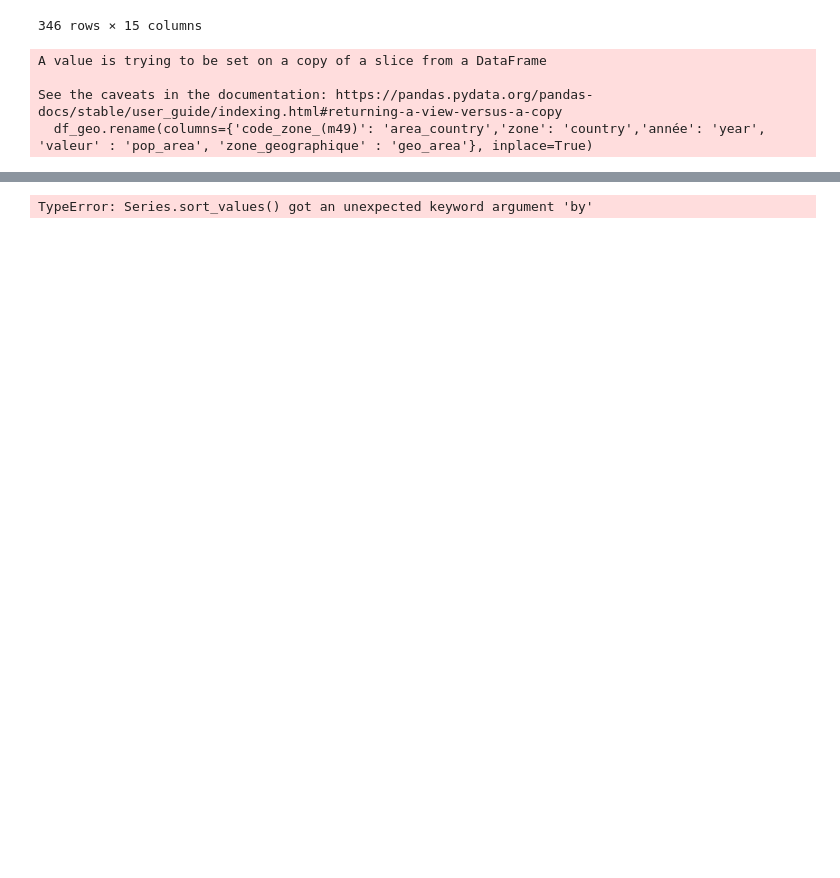
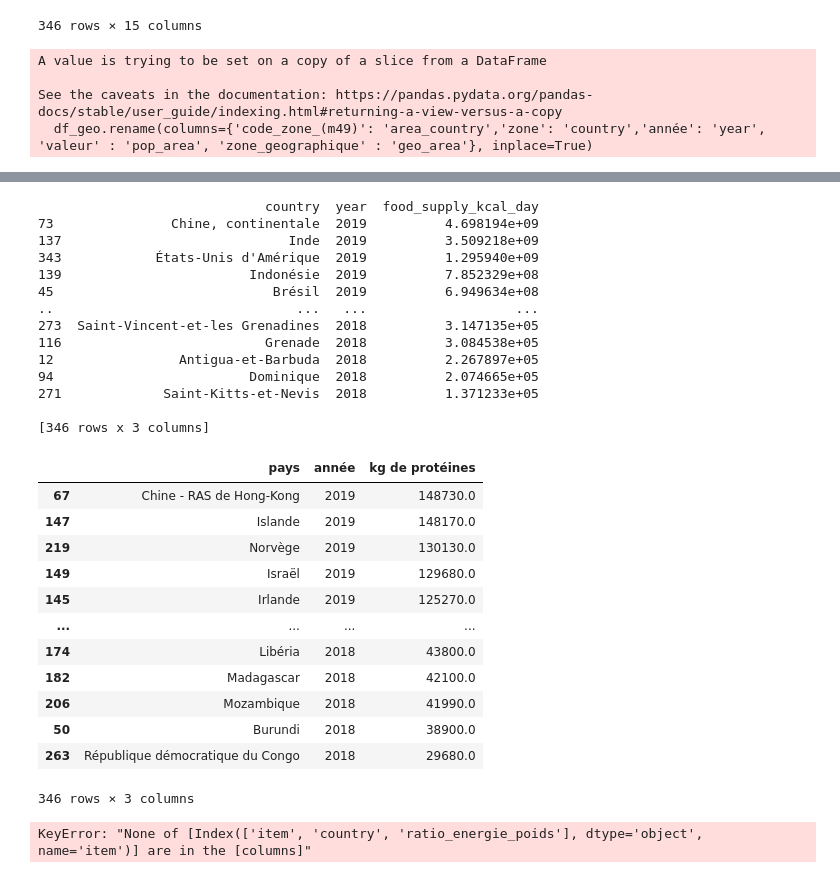
Before and after one commit to Melobgn/Brief-pandas-SEM, a Jupyter notebook: dataframes.ipynb, the cells around one changed output, grey strips where cells are left out. Cells and saved outputs as stored; diff of their text form; code cells hidden in the pictures; blank space fills up the shorter version.

Commit message:
finir exercice 25

```diff
--- a/dataframes.ipynb
+++ b/dataframes.ipynb
@@ -374,7 +367,65 @@ Name: pop_1000_hab, dtype: float64
 # %%
 #Question 24 : Calculez la disponibilité de nourriture totale par pays et par année, en kcal et kg de protéines. Attention aux unités de mesure !
-dispo_nourriture_totale = df.groupby(['country', 'year']).food_supply_kcal.agg(sum)
-dispo_nourriture_totale.reset_index()
-dispo_nourriture_totale.sort_values(by='year', ascending=True)
+
+df_copy = df.copy()
+df_copy['food_supply_kcal_day'] = df['food_supply_kcal_day'] * df['pop_1000_hab']
+dispo_nourriture_totale_kcal = df_copy.groupby(['country', 'year'])[['food_supply_kcal_day']].agg(sum)
+dispo_nourriture_totale_kcal = dispo_nourriture_totale_kcal.reset_index()
+dispo_nourriture_totale_kcal = dispo_nourriture_totale_kcal.sort_values(['year', 'food_supply_kcal_day'], ascending=False)
+print(dispo_nourriture_totale_kcal)
+# dispo_nourriture_totale_kcal.to_csv('disponibilite_nourriture_totale_pays_annee_kcal.csv')
+
+
+
+df['protein_supply_quantity_g'] = df['protein_supply_quantity_g'] * 1000
+dispo_nourriture_totale_prot = df.groupby(['country', 'year'])[['protein_supply_quantity_g']].agg(sum)
+dispo_nourriture_totale_prot = dispo_nourriture_totale_prot.reset_index()
+dispo_nourriture_totale_prot = dispo_nourriture_totale_prot.sort_values(['year', 'protein_supply_quantity_g'], ascending=False)
+dispo_nourriture_totale_prot = dispo_nourriture_totale_prot.rename(columns={'country' : 'pays', 'year' : 'année', 'protein_supply_quantity_g' : 'kg de protéines'})
+dispo_nourriture_totale_prot
+# dispo_nourriture_totale_prot.to_csv('disponibilité_nourriture_totale_pays_annee_kgproteines.csv')
 # %% [output]
-TypeError: Series.sort_values() got an unexpected keyword argument 'by'
+                             country  year  food_supply_kcal_day
+73               Chine, continentale  2019          4.698194e+09
+137                             Inde  2019          3.509218e+09
+343            États-Unis d'Amérique  2019          1.295940e+09
+139                        Indonésie  2019          7.852329e+08
+45                            Brésil  2019          6.949634e+08
+..                               ...   ...                   ...
+273  Saint-Vincent-et-les Grenadines  2018          3.147135e+05
+116                          Grenade  2018          3.084538e+05
+12                Antigua-et-Barbuda  2018          2.267897e+05
+94                         Dominique  2018          2.074665e+05
+271             Saint-Kitts-et-Nevis  2018          1.371233e+05
+
+[346 rows x 3 columns]
+|  | pays | année | kg de protéines |
+| 67 | Chine - RAS de Hong-Kong | 2019 | 148730.0 |
+| 147 | Islande | 2019 | 148170.0 |
+| 219 | Norvège | 2019 | 130130.0 |
+| 149 | Israël | 2019 | 129680.0 |
+| 145 | Irlande | 2019 | 125270.0 |
+| ... | ... | ... | ... |
+| 174 | Libéria | 2018 | 43800.0 |
+| 182 | Madagascar | 2018 | 42100.0 |
+| 206 | Mozambique | 2018 | 41990.0 |
+| 50 | Burundi | 2018 | 38900.0 |
+| 263 | République démocratique du Congo | 2018 | 29680.0 |
+346 rows × 3 columns
+# %%
+#Exercice 25 : calculez le ratio énergie/poids de chaque produit par pays : food supply kcal year / food supply kg year
+
+df = df[df['food_supply_quantity_kg_year'] != 0]
+df['ratio_energie_poids'] = (df['food_supply_kcal_day'] / (df['food_supply_quantity_kg_year'] / 365)) / 1000
+pivot = pd.pivot_table(df, values='ratio_energie_poids', columns=['item'], index='country')
+df_25 = [['item', 'country', 'ratio_energie_poids']].dropna()
+df_25 = df_25.groupby(['item'])[['ratio_energie_poids']].mean()
+df_25 = df_25.sort_values(['ratio_energie_poids'], ascending=False)
+df_25.head(20)
+
+# ratio_produit_pays = df.groupby(['item', 'country'])[['ratio_energie_poids']]
+# ratio_produit_pays = ratio_produit_pays.reset_index()
+# ratio_produit_pays = ratio_produit_pays.sort_values(['ratio_energie_poids'], ascending=False)
+# ratio_produit_pays
+# %% [output]
+KeyError: "None of [Index(['item', 'country', 'ratio_energie_poids'], dtype='object', name='item')] are in the [columns]"
```
Also changed, not shown: parts of 7 cells of this notebook, 5 other files.
